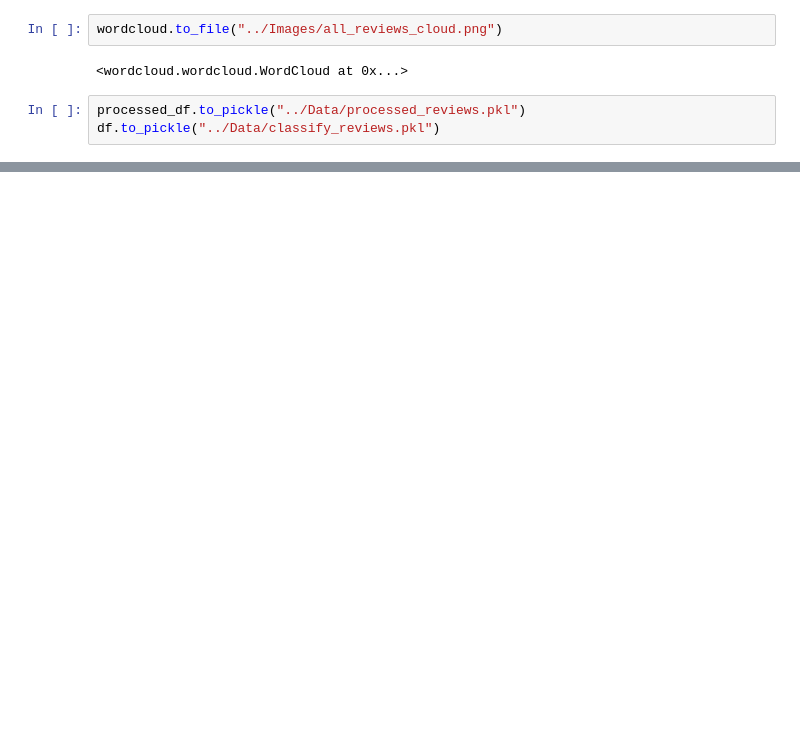
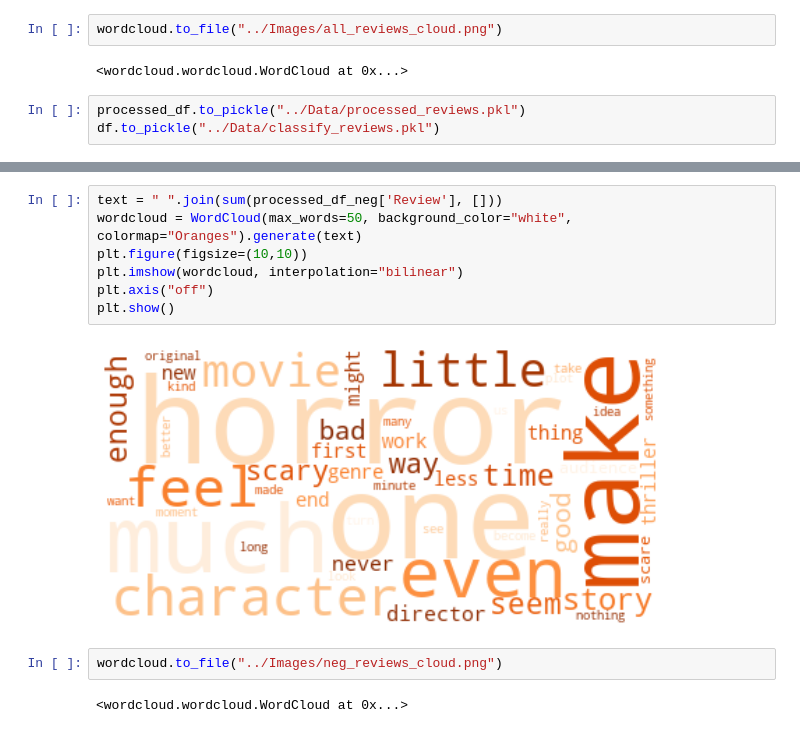
Before and after one commit to carlosiruiz/Movie_Review_Classifier, a Jupyter notebook: Notebooks_and_Code/Cleaning_and_EDA.ipynb, the cells around one changed output, grey strips where cells are left out. Drawn from its saved outputs; the diff is of its cells as text; blank space fills up the shorter version.

```diff
--- a/Notebooks_and_Code/Cleaning_and_EDA.ipynb
+++ b/Notebooks_and_Code/Cleaning_and_EDA.ipynb
@@ -203,0 +266,13 @@ df.to_pickle("../Data/classify_reviews.pkl")
+# %%
+text = " ".join(sum(processed_df_neg['Review'], []))
+wordcloud = WordCloud(max_words=50, background_color="white", colormap="Oranges").generate(text)
+plt.figure(figsize=(10,10))
+plt.imshow(wordcloud, interpolation="bilinear")
+plt.axis("off")
+plt.show()
+# %% [output]
+[figure, added]
+# %%
+wordcloud.to_file("../Images/neg_reviews_cloud.png")
+# %% [output]
+<wordcloud.wordcloud.WordCloud at 0x...>
```
Also changed, not shown: parts of 16 cells of this notebook, 8 other files.
